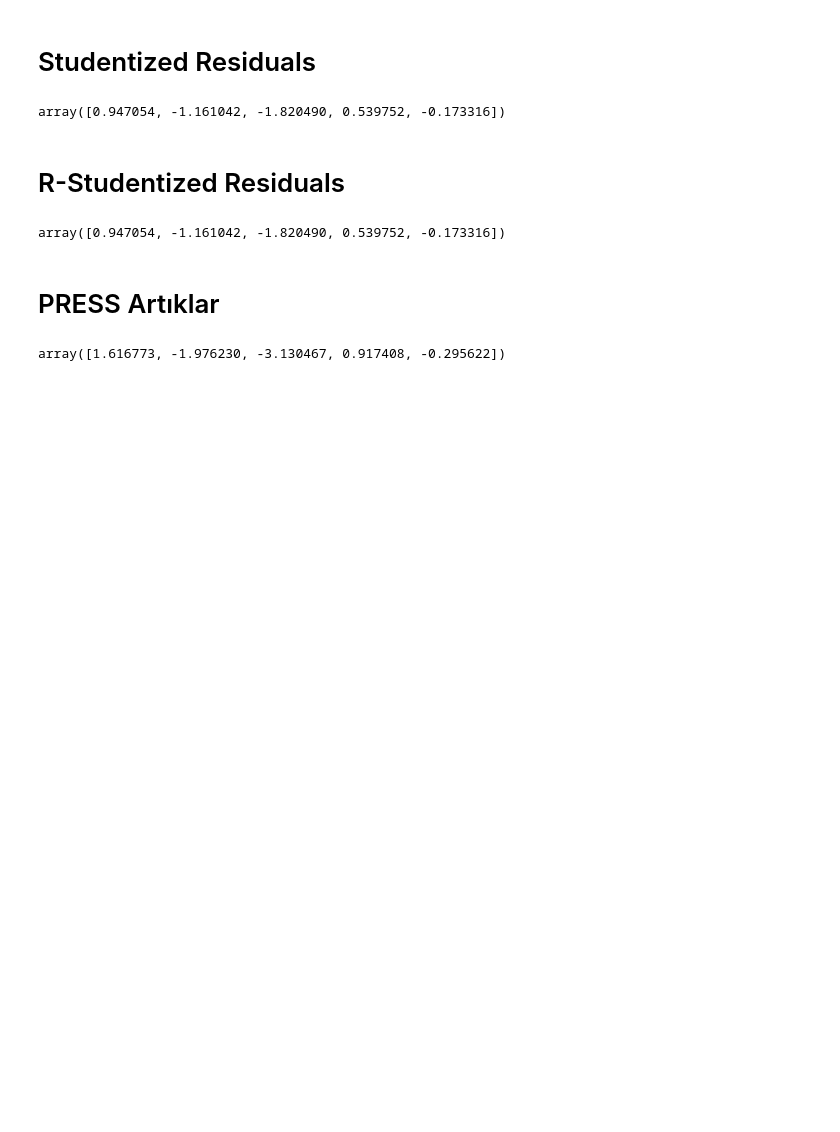
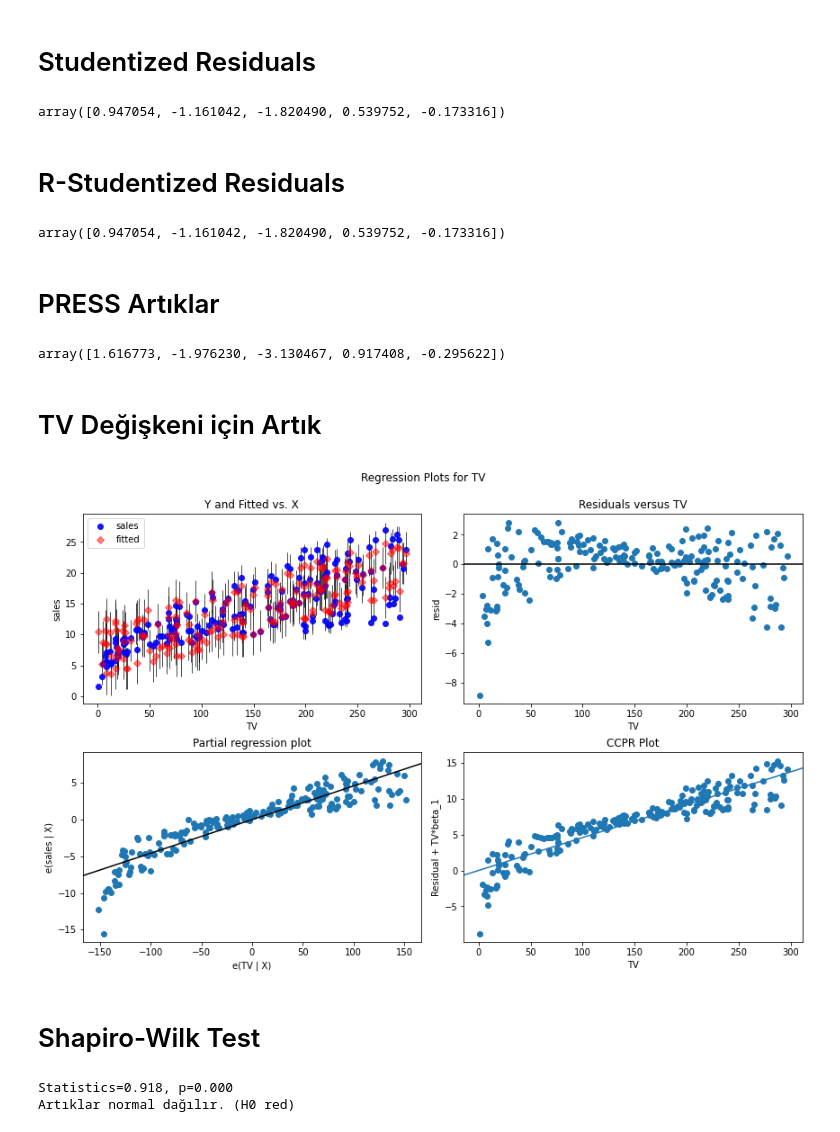
Before and after one commit to guldenizcanatan/Residual-Analysis, a Jupyter notebook: Artık_analizi.ipynb, the cells around one changed output. Cells and saved outputs as stored; diff of their text form; code cells hidden in the pictures; blank space fills up the shorter version.

```diff
--- a/Artık_analizi.ipynb
+++ b/Artık_analizi.ipynb
@@ -111,3 +111,26 @@ press_residuals = influence.resid_press
 press_residuals[0:5]
 # %% [output]
 array([1.616773, -1.976230, -3.130467, 0.917408, -0.295622])
+# %% [markdown]
+# TV Değişkeni için Artık
+# %%
+fig = plt.figure(figsize=(12,8))
+fig = sm.graphics.plot_regress_exog(model, 'TV', fig=fig)
+# %% [output]
+[figure, added]
+# %% [markdown]
+# Shapiro-Wilk Test
+# %%
+from scipy.stats import shapiro
+# normality test
+stat, p = shapiro(residuals)
+print('Statistics=%.3f, p=%.3f' % (stat, p))
+# interpret
+alpha = 0.05
+if p > alpha:
+	print('Artıklar Normal dağılıma uymaz. (fail to reject H0)')
+else:
+	print('Artıklar normal dağılır. (H0 red)')
+# %% [output]
+Statistics=0.918, p=0.000
+Artıklar normal dağılır. (H0 red)
```
